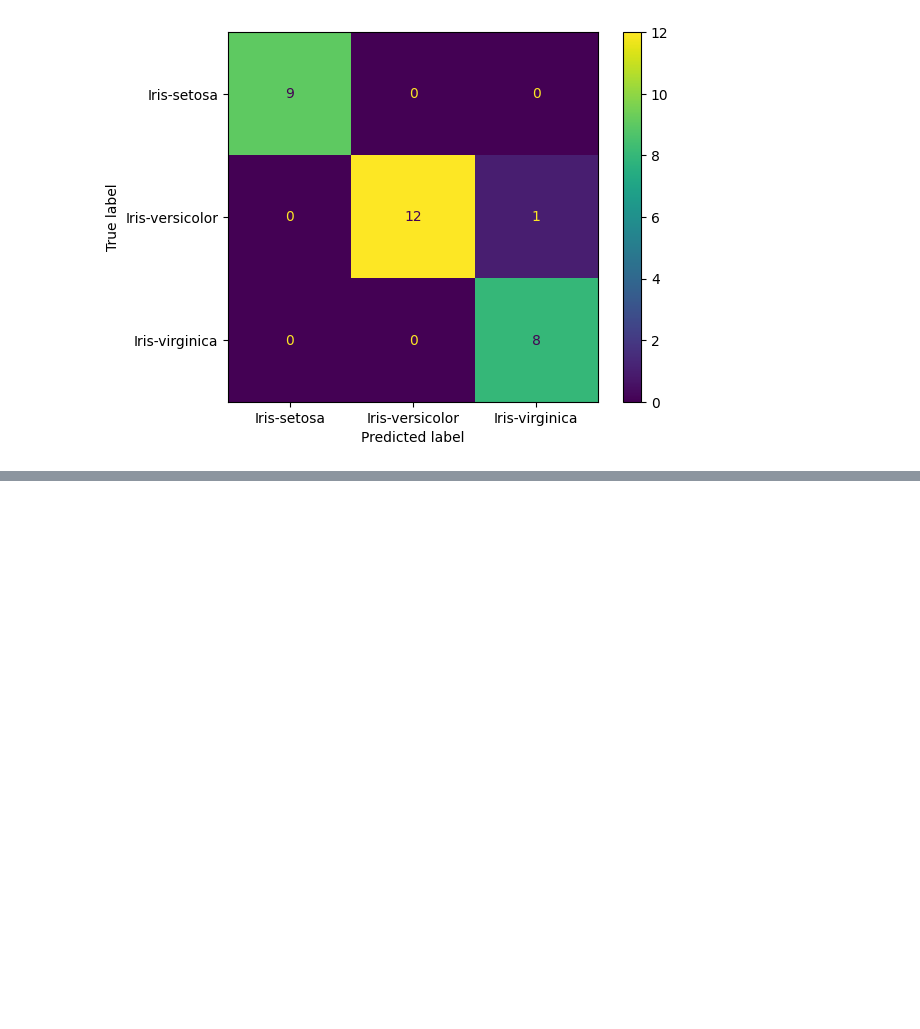
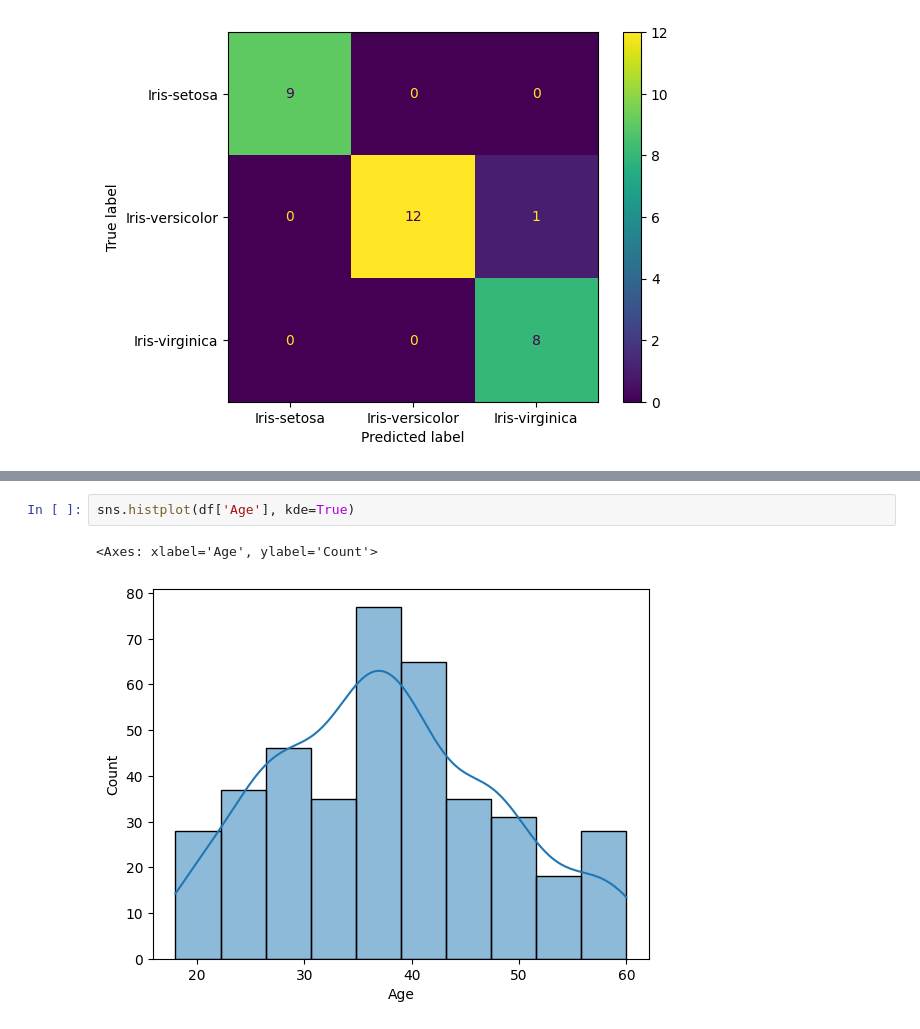
Before and after one commit to mayankjain281/ML_Daily_Practice_And_Revision, a Jupyter notebook: ML_Daily_Practice_&_Revision.ipynb, the cells around one changed output, grey strips where cells are left out. Saved outputs shown, nothing was run; the diff lists cells and outputs as text; blank space fills up the shorter version.

```diff
--- a/ML_Daily_Practice_&_Revision.ipynb
+++ b/ML_Daily_Practice_&_Revision.ipynb
@@ -158,0 +246,5 @@ plt.show()
+# %%
+sns.histplot(df['Age'], kde=True)
+# %% [output]
+<Axes: xlabel='Age', ylabel='Count'>
+[figure, added]
```
Also changed, not shown: parts of 17 cells of this notebook.
